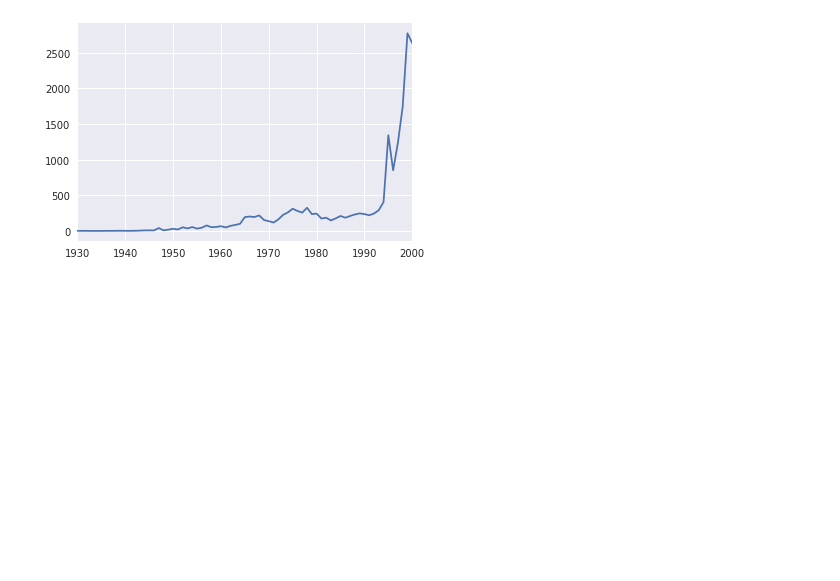
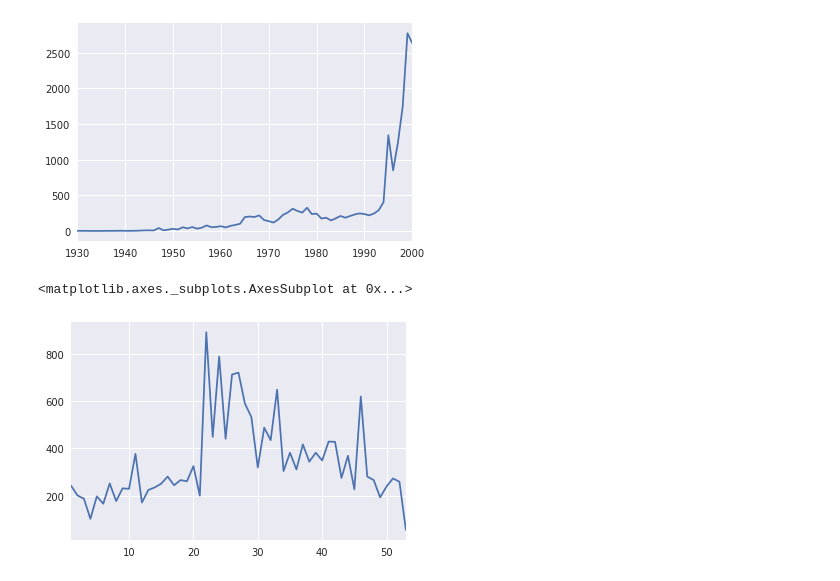
Before and after one commit to sanketg10/sagemaker, a Jupyter notebook: UFO Dataset.ipynb, the cells around one changed output. Drawn from its saved outputs; the diff is of its cells as text; code cells hidden in the pictures; blank space fills up the shorter version.

Commit message:
Adding a plot

```diff
--- a/UFO Dataset.ipynb
+++ b/UFO Dataset.ipynb
@@ -67,3 +67,8 @@ ufo.timestamp.dt.year.value_counts().sort_index().plot()
 # %% [output]
 <matplotlib.axes._subplots.AxesSubplot at 0x...>
 [figure]
+# %%
+ufo.timestamp.dt.week.value_counts().sort_index().plot()
+# %% [output]
+<matplotlib.axes._subplots.AxesSubplot at 0x...>
+[figure, added]
```
